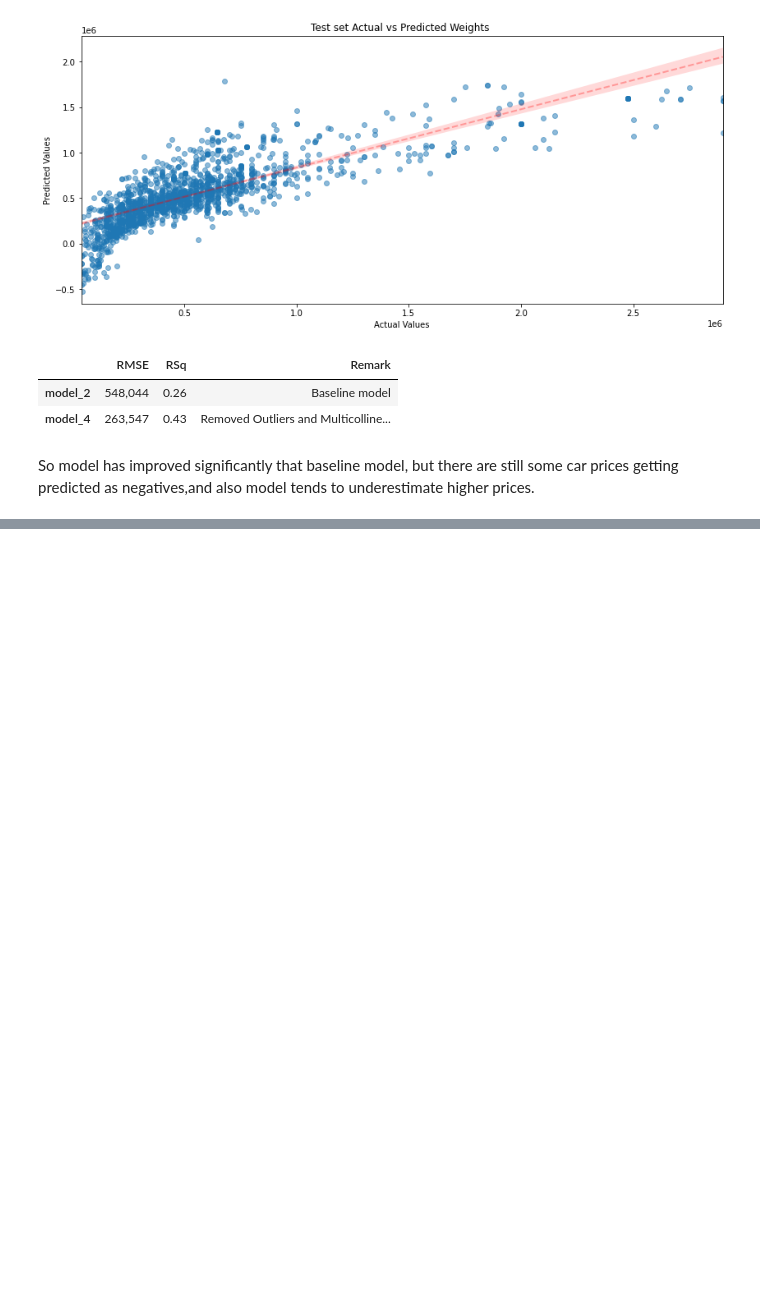
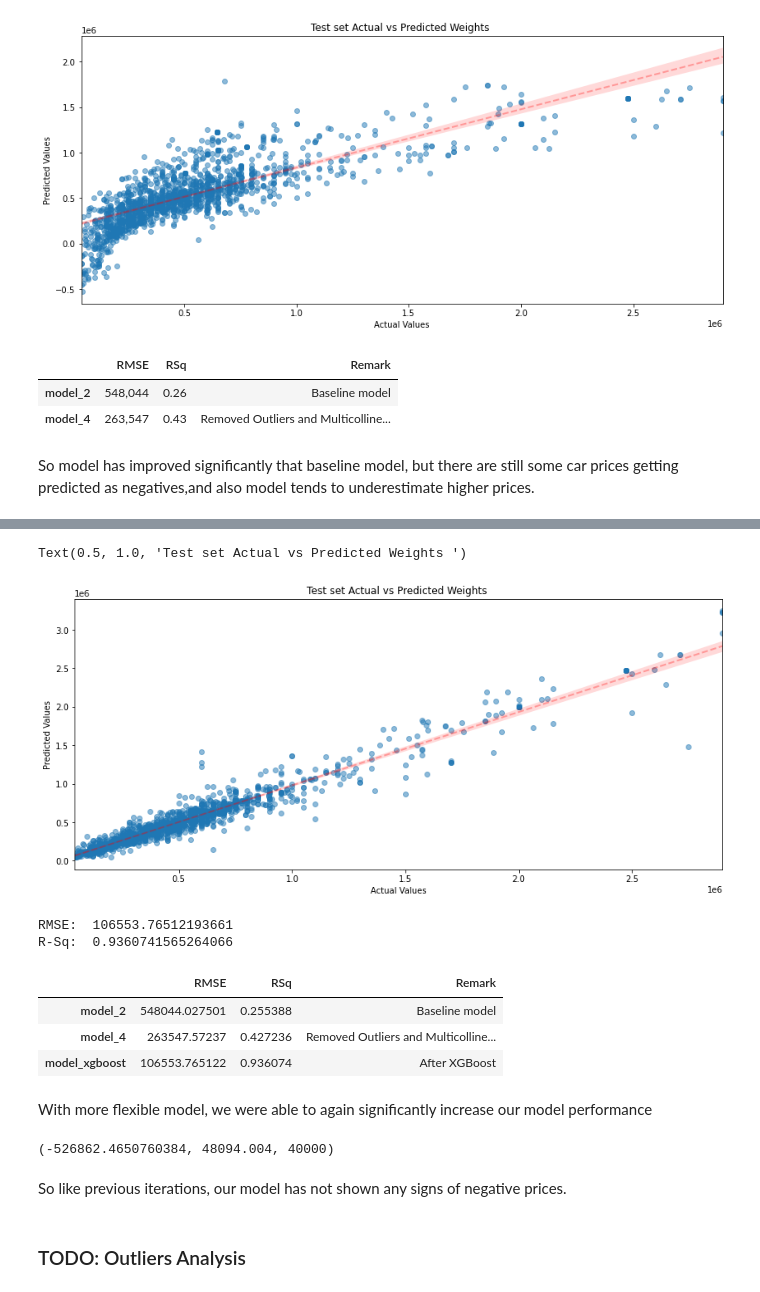
Before and after one commit to mrutyunjay17/Hands-On-Machine-Learning, a Jupyter notebook: practice_dummy_datasets/MLR_Car/analysis_med1_data.ipynb, the cells around one changed output, grey strips where cells are left out. Drawn from its saved outputs; the diff is of its cells as text; code cells hidden in the pictures; blank space fills up the shorter version.

```diff
--- a/practice_dummy_datasets/MLR_Car/analysis_med1_data.ipynb
+++ b/practice_dummy_datasets/MLR_Car/analysis_med1_data.ipynb
@@ -675,0 +861,46 @@ So model has improved significantly that baseline model, but there are still som
+# %%
+plt.figure(figsize=(14,6))
+
+sns.regplot(x=y_test, y=y_pred_boost,
+           line_kws={
+               'color':'r', 'alpha':0.3, 'linestyle':'--', 'linewidth':2
+           },
+            scatter_kws={
+                'alpha':0.5
+            }
+           )
+
+plt.xlabel("Actual Values")
+plt.ylabel("Predicted Values")
+plt.title("Test set Actual vs Predicted Weights ")
+# %% [output]
+Text(0.5, 1.0, 'Test set Actual vs Predicted Weights ')
+[figure, added]
+# %%
+print("RMSE: ",np.sqrt(mean_squared_error(y_pred_boost, y_test)))
+print("R-Sq: ",r2_score(y_pred_boost, y_test))
+scores['model_xgboost'] = {
+    "RMSE":np.sqrt(mean_squared_error(y_pred_boost, y_test)) ,
+    "RSq": r2_score(y_pred_boost, y_test),
+    "Remark":"After XGBoost"
+}
+# %% [output]
+RMSE:  106553.76512193661
+R-Sq:  0.9360741565264066
+# %%
+pd.DataFrame(scores).T
+# %% [output]
+|  | RMSE | RSq | Remark |
+| model_2 | 548044.027501 | 0.255388 | Baseline model |
+| model_4 | 263547.57237 | 0.427236 | Removed Outliers and Multicolline... |
+| model_xgboost | 106553.765122 | 0.936074 | After XGBoost |
+# %% [markdown]
+With more flexible model, we were able to again significantly increase our model performance
+# %%
+y_pred.min(), y_pred_boost.min(), y_test.min()
+# %% [output]
+(-526862.4650760384, 48094.004, 40000)
+# %% [markdown]
+So like previous iterations, our model has not shown any signs of negative prices.
+# %% [markdown]
+### TODO: Outliers Analysis
```
Also changed, not shown: parts of 18 cells of this notebook.
